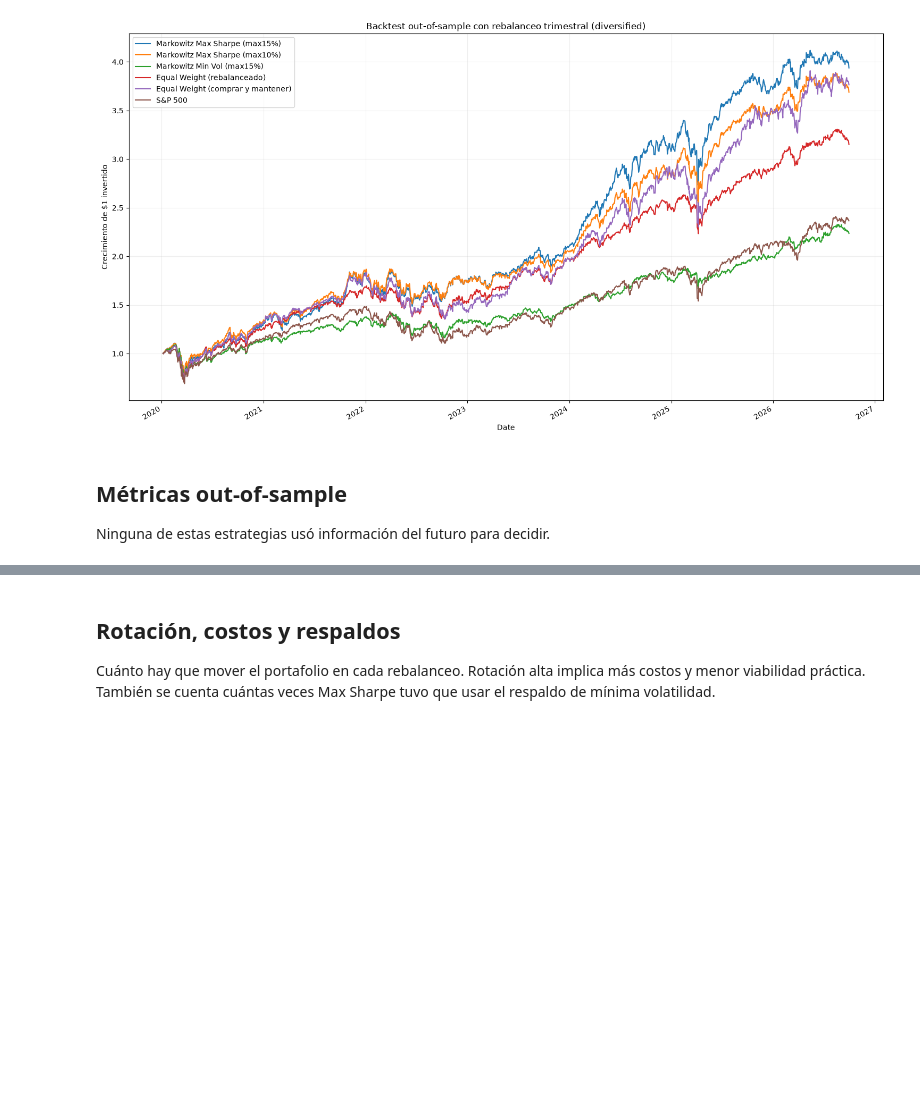
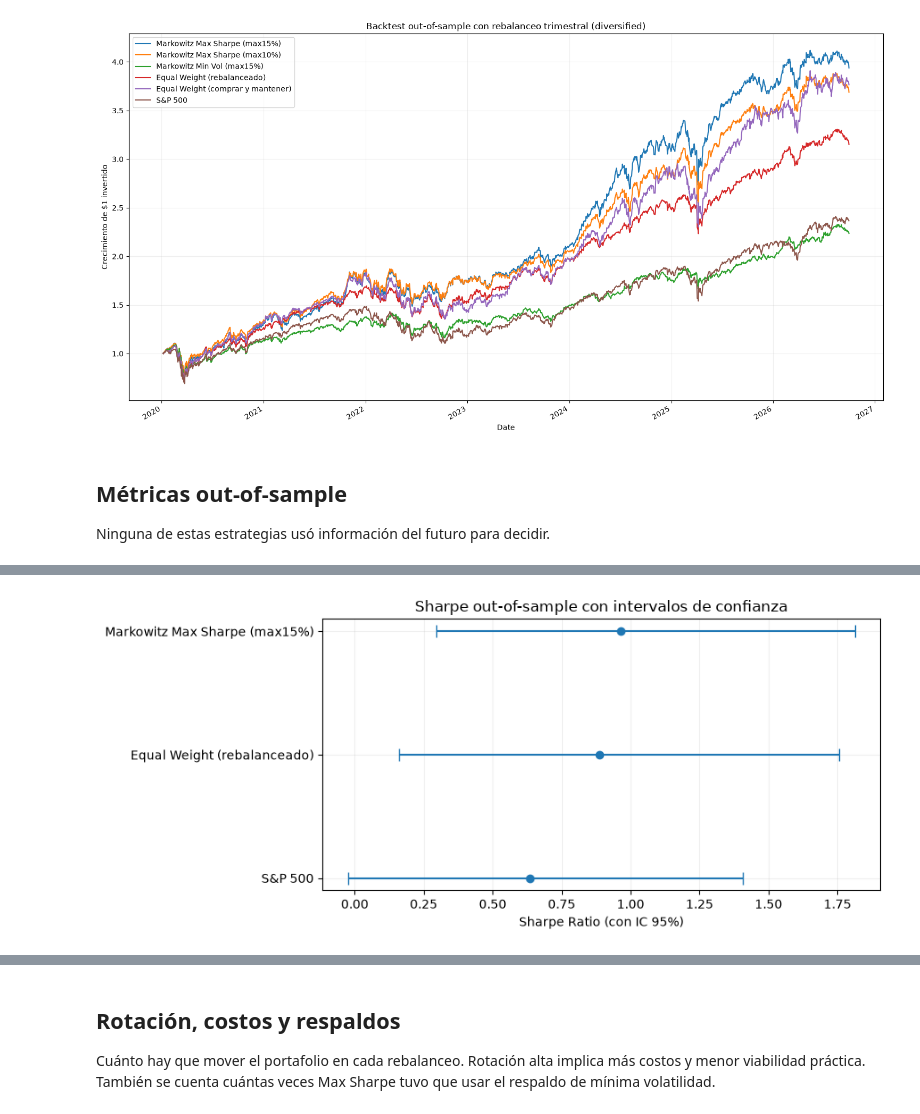
Before and after one commit to Oggm2/Portafolio_investigacion, a Jupyter notebook: notebooks/08_backtesting_rebalanceo_diversified.ipynb, the cells around one changed output, grey strips where cells are left out. Drawn from its saved outputs; the diff is of its cells as text; code cells hidden in the pictures; blank space fills up the shorter version.

```diff
--- a/notebooks/08_backtesting_rebalanceo_diversified.ipynb
+++ b/notebooks/08_backtesting_rebalanceo_diversified.ipynb
@@ -286,0 +290,93 @@ summary_oos.round(4)
+# %%
+# ============================================================
+# BLOQUE B — BOOTSTRAP POR BLOQUES: ¿la diferencia de Sharpe se distingue del azar?
+# ============================================================
+# Pégalo en 08_backtesting_rebalanceo_diversified, después de la celda "Métricas out-of-sample".
+
+_missing = [n for n in ["daily_returns", "RISK_FREE_RATE"] if n not in globals()]
+if _missing:
+    raise NameError(f"Faltan definiciones del notebook: {_missing}.")
+
+
+def block_bootstrap_sharpe(returns_df, pairs, block_len=21, n_boot=2000, seed=42, ci=95):
+    """Remuestrea bloques de días consecutivos (conserva la dependencia temporal) y usa los MISMOS días
+    para todas las estrategias (comparación pareada). Devuelve intervalos para el Sharpe de cada una
+    y para la diferencia entre pares."""
+    data = returns_df.dropna()
+    cols = list(data.columns)
+    R = data.values
+    T = len(R)
+    rng = np.random.default_rng(seed)
+
+    n_blocks = int(np.ceil(T / block_len))
+    offsets = np.arange(block_len)
+
+    def sharpe_of(sample):
+        return (sample.mean(axis=0) * 252 - RISK_FREE_RATE) / (sample.std(axis=0, ddof=1) * np.sqrt(252))
+
+    boot = np.empty((n_boot, len(cols)))
+    for b in range(n_boot):
+        starts = rng.integers(0, T, n_blocks)
+        idx = ((starts[:, None] + offsets) % T).ravel()[:T]     # bloques circulares
+        boot[b] = sharpe_of(R[idx])
+
+    point = sharpe_of(R)
+    lo, hi = (100 - ci) / 2, 100 - (100 - ci) / 2
+
+    sharpe_ci = pd.DataFrame({
+        "Sharpe": point,
+        f"IC {ci}% inferior": np.percentile(boot, lo, axis=0),
+        f"IC {ci}% superior": np.percentile(boot, hi, axis=0),
+    }, index=cols)
+
+    rows = {}
+    for a, b_ in pairs:
+        i, j = cols.index(a), cols.index(b_)
+        d = boot[:, i] - boot[:, j]
+        rows[f"{a} − {b_}"] = {
+            "Diferencia": point[i] - point[j],
+            f"IC {ci}% inferior": np.percentile(d, lo),
+            f"IC {ci}% superior": np.percentile(d, hi),
+            "Prob. de que sea > 0": (d > 0).mean(),
+            "¿Distinguible del azar?": "sí" if (np.percentile(d, lo) > 0 or np.percentile(d, hi) < 0) else "no",
+        }
+    return sharpe_ci, pd.DataFrame(rows).T
+
+
+# --- Ejecución: ajusta los nombres si tus estrategias se llaman distinto ---
+BOOT_COLS = ["Markowitz Max Sharpe (max15%)", "Equal Weight (rebalanceado)", "S&P 500"]
+BOOT_PAIRS = [
+    ("Markowitz Max Sharpe (max15%)", "Equal Weight (rebalanceado)"),
+    ("Markowitz Max Sharpe (max15%)", "S&P 500"),
+    ("Equal Weight (rebalanceado)", "S&P 500"),
+]
+
+sharpe_ci, diff_ci = block_bootstrap_sharpe(daily_returns[BOOT_COLS], BOOT_PAIRS, block_len=21, n_boot=2000)
+
+print("SHARPE con intervalo de confianza (bootstrap por bloques de 21 días)")
+display(sharpe_ci.round(3))
+print("DIFERENCIAS entre estrategias (pareadas)")
+display(diff_ci.round(3))
+
+# Gráfica: intervalos de confianza del Sharpe
+fig, ax = plt.subplots(figsize=(9, 4))
+ypos = np.arange(len(sharpe_ci))[::-1]
+lo_col, hi_col = sharpe_ci.columns[1], sharpe_ci.columns[2]
+ax.errorbar(sharpe_ci["Sharpe"], ypos,
+            xerr=[sharpe_ci["Sharpe"] - sharpe_ci[lo_col], sharpe_ci[hi_col] - sharpe_ci["Sharpe"]],
+            fmt="o", capsize=5)
+ax.set_yticks(ypos)
+ax.set_yticklabels(sharpe_ci.index)
+ax.set_xlabel("Sharpe Ratio (con IC 95%)")
+ax.set_title("Sharpe out-of-sample con intervalos de confianza")
+ax.grid(alpha=0.2)
+plt.tight_layout()
+plt.show()
+
+
+
+# Prueba de robustez: repite con otro tamaño de bloque (10 y 42 días) y compara las conclusiones
+for L in (10, 42):
+    _, d = block_bootstrap_sharpe(daily_returns[BOOT_COLS], BOOT_PAIRS, block_len=L)
+    print("Bloque de", L, "días"); display(d.round(3))
+# %% [output]
@@ -286,0 +393 @@ summary_oos.round(4)
+[figure, added]
```
Also changed, not shown: parts of 7 cells of this notebook.
